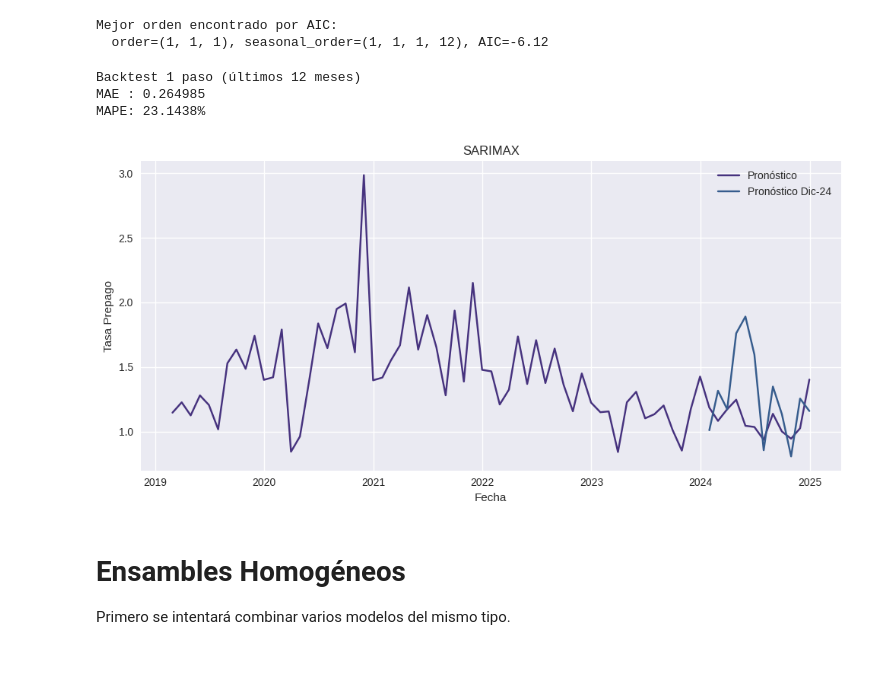
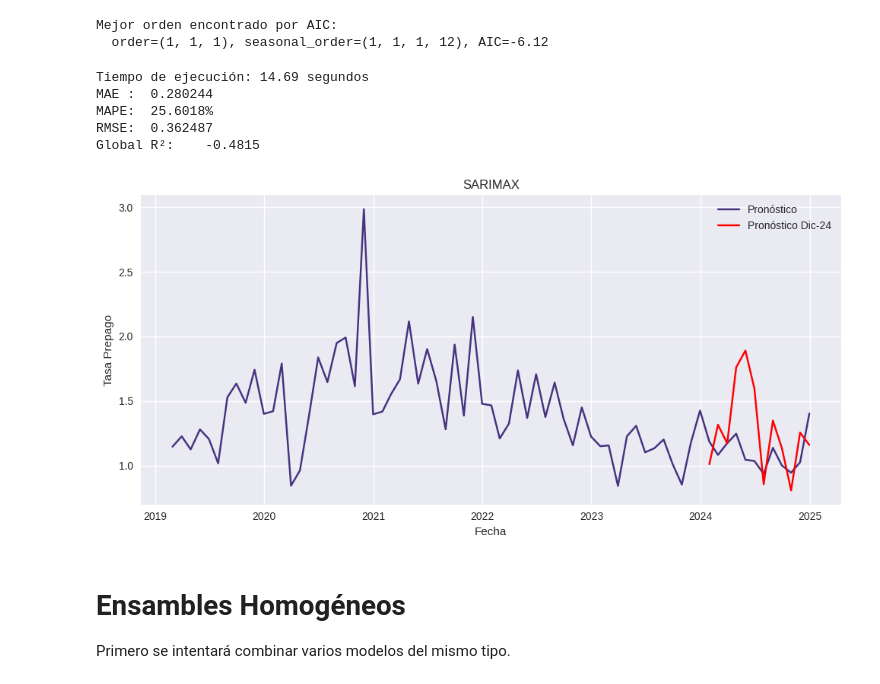
Before and after one commit to anavelaMNA/ProyectoIntegrador, a Jupyter notebook: Avance5_Equipo50.ipynb, the cells around one changed output. Saved outputs shown, nothing was run; the diff lists cells and outputs as text; code cells hidden in the pictures.

Commit message:
correciones modelo final
se dejan solo las métricas de test
se deja de recalcular todos los lags y Rolling
se agregan tiempos de entrenamiento en las tablas comparativas
se incorporan y RMSE y R2

```diff
--- a/Avance5_Equipo50.ipynb
+++ b/Avance5_Equipo50.ipynb
@@ -1099,8 +1163,8 @@ RANGE_Q = range(0, 2)
 ranges={"p":RANGE_p, "d":RANGE_d, "q":RANGE_q,
             "P":RANGE_P, "D":RANGE_D, "Q":RANGE_Q}
 
-y = df['y']
-X = df.drop(columns=['y'])
+y = y_all
+X = X_all
 
 best = {"aic": np.inf, "order": None, "sorder": None}
 
@@ -1122,15 +1186,16 @@ Mejor orden encontrado por AIC:
   order=(1, 1, 1), seasonal_order=(1, 1, 1, 12), AIC=-6.12
 # %%
 backtest_months = 12
-start_idx = df.shape[0] - backtest_months
+start_idx = df_all.shape[0] - backtest_months
 
 preds = []
 reales = []
-idx_bt = df.index[start_idx:]
+idx_bt = df_all.index[start_idx:]
 
-for t in range(start_idx, df.shape[0]):
+start_time = time.time()
+for t in range(start_idx, df_all.shape[0]):
 
-    df_aux = df.iloc[:t]
+    df_aux = df_all.iloc[:t]
 
     X = df_aux.drop(columns=['y'])
     y = df_aux['y']
@@ -1141,7 +1206,7 @@ for t in range(start_idx, df.shape[0]):
                           enforce_invertibility=False)
     res = rf.fit(disp=False)
 
-    df_new = df.iloc[[t]]
+    df_new = df_all.iloc[[t]]
 
     x_new = df_new.drop(columns=['y'])
     x_new = x_new.reindex(columns=X.columns)
@@ -1149,7 +1214,11 @@ for t in range(start_idx, df.shape[0]):
     y_hat = pd.Series(res.get_forecast(steps = 1, exog = x_new).predicted_mean)
 
     preds.append(y_hat.iloc[0])
-    reales.append(serie.iloc[t])
+    reales.append(df_all['y'].iloc[t])
+
+end_time = time.time()
+execution_time_sarimax = end_time - start_time
+print(f"Tiempo de ejecución: {execution_time_sarimax:.2f} segundos")
 
 y_real = pd.Series(reales, index=idx_bt, name="Real")
 y_pred = pd.Series(preds, index=idx_bt, name="Pronosticado")
@@ -1158,26 +1227,42 @@ y_pred = pd.Series(preds, index=idx_bt, name="Pronosticado")
 
 MAE_sarimax = float((y_real - y_pred).abs().mean())
 MAPE_sarimax = float(((y_real - y_pred).abs() / y_real.abs()).mean() * 100)
+RMSE_sarimax = float(np.sqrt(mean_squared_error(y_real, y_pred)))
 
-print("\nBacktest 1 paso (últimos", len(idx_bt), "meses)")
-print(f"MAE : {MAE_sarimax:.6f}")
-print(f"MAPE: {MAPE_sarimax:.4f}%")
+print(f"MAE :  {MAE_sarimax:.6f}")
+print(f"MAPE:  {MAPE_sarimax:.4f}%")
+print(f"RMSE:  {RMSE_sarimax:.6f}")
+
+model_full = SARIMAX(endog=y_all, exog=X_all,
+                     order=(1,1,1), seasonal_order=(1,1,1,12),
+                     enforce_stationarity=False,
+                     enforce_invertibility=False)
+res_full = model_full.fit(disp=False)
+
+y_pred_full = res_full.fittedvalues
+
+# Métricas para la serie completa
+R2_sarimax   = float(r2_score(y_all, y_pred_full))
+
+print(f"Global R²:    {R2_sarimax:.4f}")
 # %% [output]
-Backtest 1 paso (últimos 12 meses)
-MAE : 0.264985
-MAPE: 23.1438%
+Tiempo de ejecución: 14.69 segundos
+MAE :  0.280244
+MAPE:  25.6018%
+RMSE:  0.362487
+Global R²:    -0.4815
 # %%
 plt.figure(figsize=(10, 5))
 plt.plot(serie, label="Pronóstico")
-plt.plot(y_pred.index, y_pred.values, label="Pronóstico Dic-24")
+plt.plot(y_pred.index, y_pred.values, label="Pronóstico Dic-24", color = "red")
 plt.title(f"SARIMAX")
 plt.xlabel("Fecha")
 plt.ylabel("Tasa Prepago")
 plt.legend()
 plt.tight_layout()
 plt.show()
 # %% [output]
-[figure, old version]
+[figure, new version]
 # %% [markdown]
 # Ensambles Homogéneos
 
```
Also changed, not shown: parts of 35 cells of this notebook.
